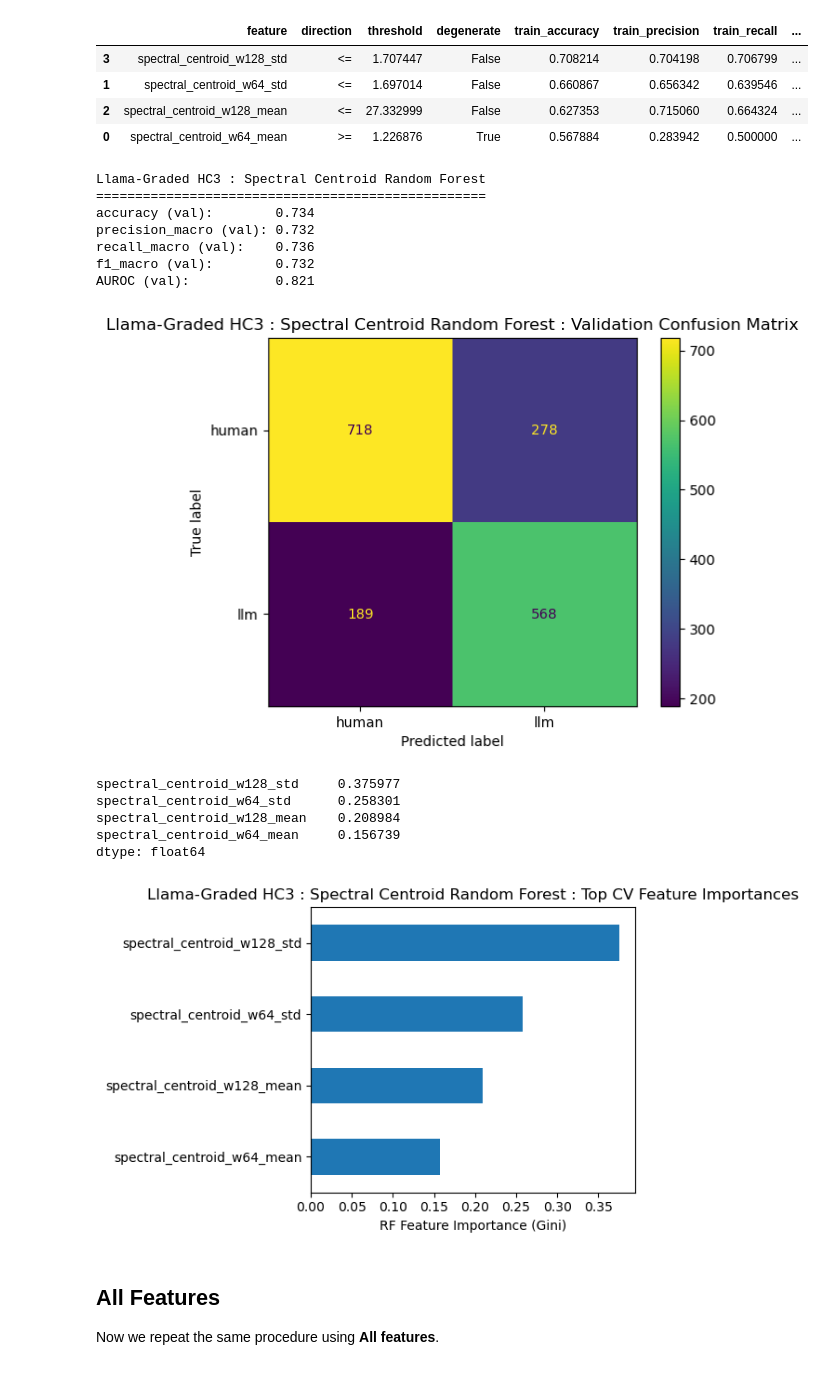
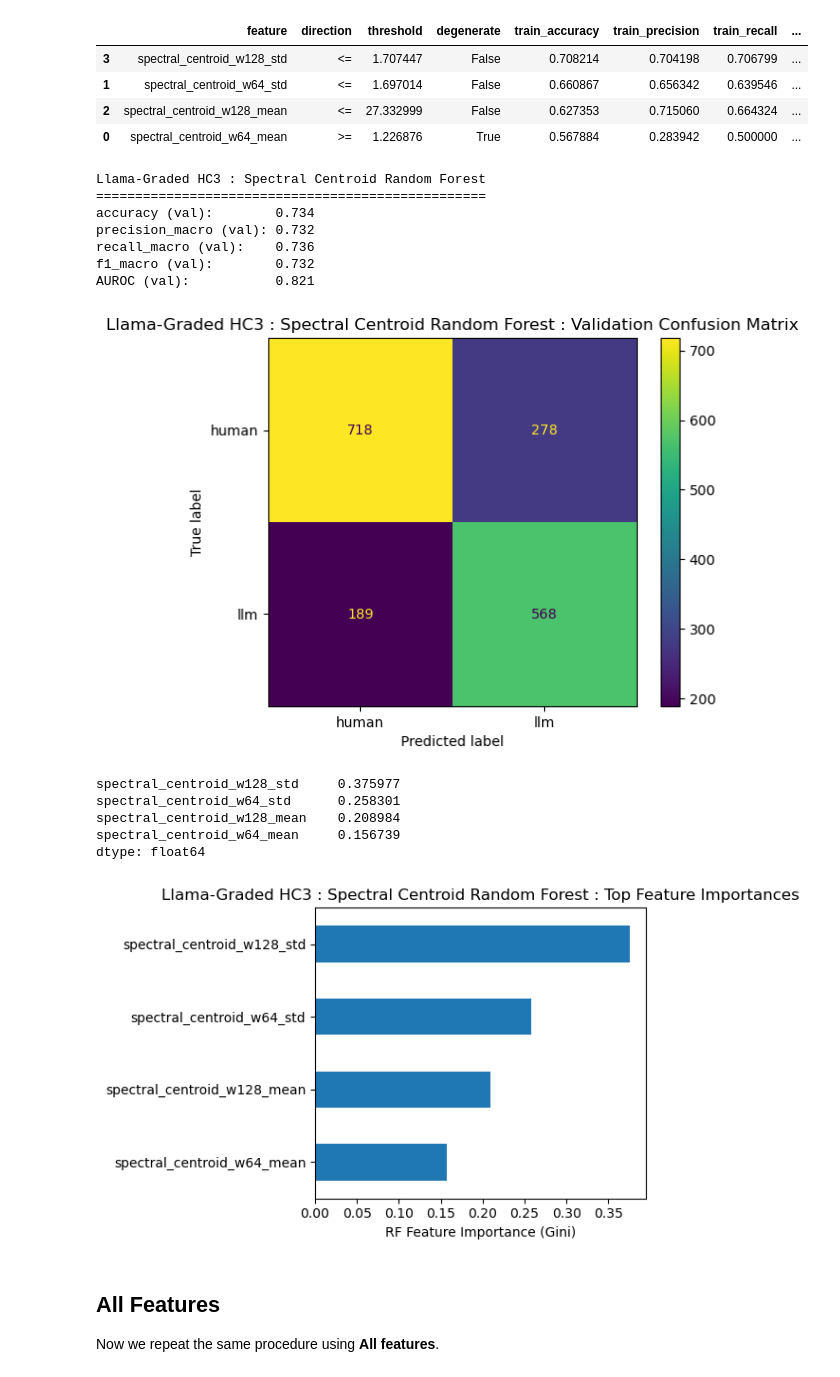
Before and after one commit to dpmcgonigle/fingerprinting-llms, a Jupyter notebook: Burstiness-FourierDeepDive-v1.ipynb, the cells around one changed output. Saved outputs shown, nothing was run; the diff lists cells and outputs as text; code cells hidden in the pictures.

```diff
--- a/Burstiness-FourierDeepDive-v1.ipynb
+++ b/Burstiness-FourierDeepDive-v1.ipynb
@@ -72,12 +72,11 @@ LLM_MAGE_LLAMA      = 'data/tokens/mage/llm_llama-graded'
 
 #   Mixtral-graded
 HUMAN_REUTERS_MIXTRAL  = 'data/tokens/human_bigmixtral-graded/reuter5050/C50train_clean'
-LLM_REUTERS_MIXTRAL    = 'data/tokens/llama70Bw4a16-bigmixtral-graded/reuter5050/C50train_clean'
+LLM_REUTERS_LLAMA_MIXTRAL    = 'data/tokens/llama70Bw4a16-bigmixtral-graded/reuter5050/C50train_clean'
 HUMAN_HC3_MIXTRAL    = 'data/tokens/hc3/human_mixtral-graded'
 LLM_HC3_MIXTRAL      = 'data/tokens/hc3/chatgpt_mixtral-graded'
 HUMAN_MAGE_MIXTRAL    = 'data/tokens/mage/human_mixtral-graded'
 LLM_MAGE_MIXTRAL      = 'data/tokens/mage/llm_mixtral-graded'
-LLM_REUTERS_MIXTRAL_MIXTRAL    = 'data/tokens/llama70Bw4a16-bigmixtral-graded/reuter5050/C50train_clean'
 
 RNG = np.random.default_rng(42)
 # %% [markdown]
@@ -319,6 +318,6 @@ For this deep dive, we focus on the features that do not include Fourier or Wave
 # %%
 def extract_features_from_logp(x: np.ndarray) -> dict[str, float]:
-    """Extract CV and ACF features from a 1D log-probability array."""
+    """Extract features from a 1D log-probability array."""
     x = np.asarray(x, dtype=np.float64)
     feats: dict[str, float] = windowed_fourier_features(x=x, window_sizes=(64, 128), frac_cuts=(0.5, 0.75, 0.9))
     return feats
@@ -355,7 +354,7 @@ def build_feature_df(human_root: str, llm_root: str) -> pd.DataFrame:
     return df.reset_index(drop=True)
 
 # Build the core dataframe for HGMG vs LGMG
-df_mixtral = build_feature_df(HUMAN_REUTERS_MIXTRAL, LLM_REUTERS_MIXTRAL)
+df_mixtral = build_feature_df(HUMAN_REUTERS_MIXTRAL, LLM_REUTERS_LLAMA_MIXTRAL)
 df_mixtral.head()
 # %% [output]
 |  | num_windows | fft_energy_ratio_cut0.50_w64_mean | fft_energy_ratio_cut0.50_w64_std | fft_energy_ratio_cut0.75_w64_mean | fft_energy_ratio_cut0.75_w64_std | ... |
@@ -588,7 +585,7 @@ def model_eval_random_forest_subset(
     importances.head(15).plot(kind='barh')
     plt.gca().invert_yaxis()
     plt.xlabel('RF Feature Importance (Gini)')
-    plt.title(f'{title} : Top CV Feature Importances')
+    plt.title(f'{title} : Top Feature Importances')
     plt.tight_layout()
     plt.show()
 
@@ -602,7 +599,6 @@ def model_eval_random_forest_subset(
         'val_feature_importances': importances,
     }
 
-# Run RF on CV features only
 rf_results = model_eval_random_forest_subset(
     train_stats, val_stats, feature_cols=entropy_features,
     title='Mixtral-graded (HGMG vs LGMG) : Fourier Random Forest'
@@ -990,26 +984,25 @@ results_df
 | 2 | spectral_centroid_w128_mean | <= | 27.332999 | False | 0.627353 | 0.715060 | 0.664324 | ... |
 | 0 | spectral_centroid_w64_mean | >= | 1.226876 | True | 0.567884 | 0.283942 | 0.500000 | ... |
 # %%
-# Run RF on CV features only
-cv_rf_results = model_eval_random_forest_subset(
+rf_results = model_eval_random_forest_subset(
     train_stats, val_stats, feature_cols=centroid_features,
     title='Llama-Graded HC3 : Spectral Centroid Random Forest'
 )
 # %% [output]
 Llama-Graded HC3 : Spectral Centroid Random Forest
 ==================================================
 accuracy (val):        0.734
 precision_macro (val): 0.732
 recall_macro (val):    0.736
 f1_macro (val):        0.732
 AUROC (val):           0.821
 [figure]
 spectral_centroid_w128_std     0.375977
 spectral_centroid_w64_std      0.258301
 spectral_centroid_w128_mean    0.208984
 spectral_centroid_w64_mean     0.156739
 dtype: float64
-[figure, old version]
+[figure, new version]
 # %% [markdown]
 ## All Features
 
```
Also changed, not shown: parts of 28 cells of this notebook, 2 other files.
